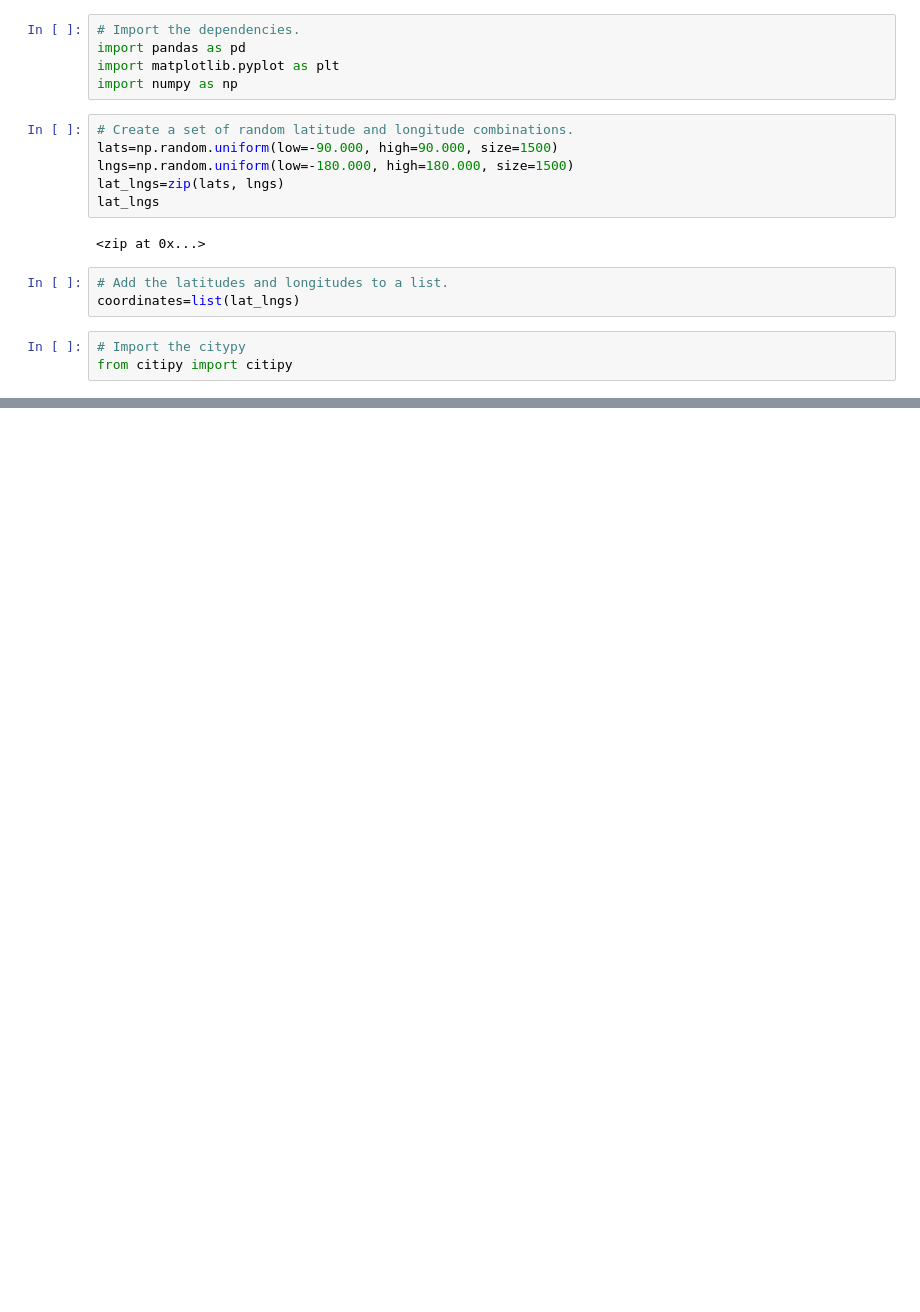
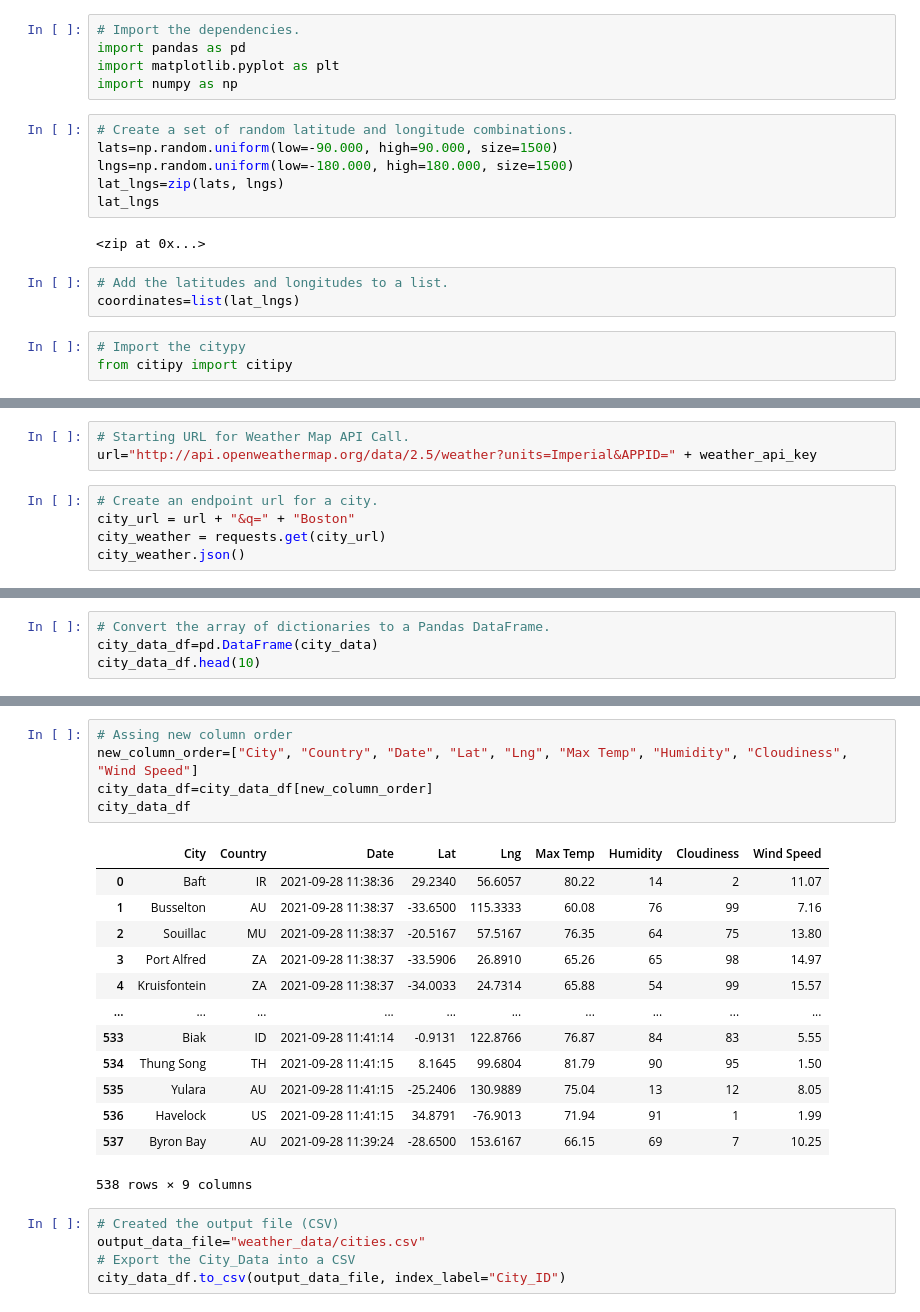
Before and after one commit to tessiertodd/World_Weather_Analysis, a Jupyter notebook: WeatherPy.ipynb, the cells around one changed output, grey strips where cells are left out. Cells and saved outputs as stored; diff of their text form; blank space fills up the shorter version.

Commit message:
DataFrame added

```diff
--- a/WeatherPy.ipynb
+++ b/WeatherPy.ipynb
@@ -33,0 +40,8 @@ len(cities)
+# %%
+# Starting URL for Weather Map API Call.
+url="http://api.openweathermap.org/data/2.5/weather?units=Imperial&APPID=" + weather_api_key
+# %%
+# Create an endpoint url for a city.
+city_url = url + "&q=" + "Boston"
+city_weather = requests.get(city_url)
+city_weather.json()
@@ -33,0 +181,4 @@ len(cities)
+# %%
+# Convert the array of dictionaries to a Pandas DataFrame.
+city_data_df=pd.DataFrame(city_data)
+city_data_df.head(10)
@@ -33,0 +197,24 @@ len(cities)
+# %%
+# Assing new column order
+new_column_order=["City", "Country", "Date", "Lat", "Lng", "Max Temp", "Humidity", "Cloudiness", "Wind Speed"]
+city_data_df=city_data_df[new_column_order]
+city_data_df
+# %% [output]
+|  | City | Country | Date | Lat | Lng | Max Temp | Humidity | Cloudiness | Wind Speed |
+| 0 | Baft | IR | 2021-09-28 11:38:36 | 29.2340 | 56.6057 | 80.22 | 14 | 2 | 11.07 |
+| 1 | Busselton | AU | 2021-09-28 11:38:37 | -33.6500 | 115.3333 | 60.08 | 76 | 99 | 7.16 |
+| 2 | Souillac | MU | 2021-09-28 11:38:37 | -20.5167 | 57.5167 | 76.35 | 64 | 75 | 13.80 |
+| 3 | Port Alfred | ZA | 2021-09-28 11:38:37 | -33.5906 | 26.8910 | 65.26 | 65 | 98 | 14.97 |
+| 4 | Kruisfontein | ZA | 2021-09-28 11:38:37 | -34.0033 | 24.7314 | 65.88 | 54 | 99 | 15.57 |
+| ... | ... | ... | ... | ... | ... | ... | ... | ... | ... |
+| 533 | Biak | ID | 2021-09-28 11:41:14 | -0.9131 | 122.8766 | 76.87 | 84 | 83 | 5.55 |
+| 534 | Thung Song | TH | 2021-09-28 11:41:15 | 8.1645 | 99.6804 | 81.79 | 90 | 95 | 1.50 |
+| 535 | Yulara | AU | 2021-09-28 11:41:15 | -25.2406 | 130.9889 | 75.04 | 13 | 12 | 8.05 |
+| 536 | Havelock | US | 2021-09-28 11:41:15 | 34.8791 | -76.9013 | 71.94 | 91 | 1 | 1.99 |
+| 537 | Byron Bay | AU | 2021-09-28 11:39:24 | -28.6500 | 153.6167 | 66.15 | 69 | 7 | 10.25 |
+538 rows × 9 columns
+# %%
+# Created the output file (CSV)
+output_data_file="weather_data/cities.csv"
+# Export the City_Data into a CSV
+city_data_df.to_csv(output_data_file, index_label="City_ID")
```
Also changed, not shown: parts of 12 cells of this notebook, 3 other files.
